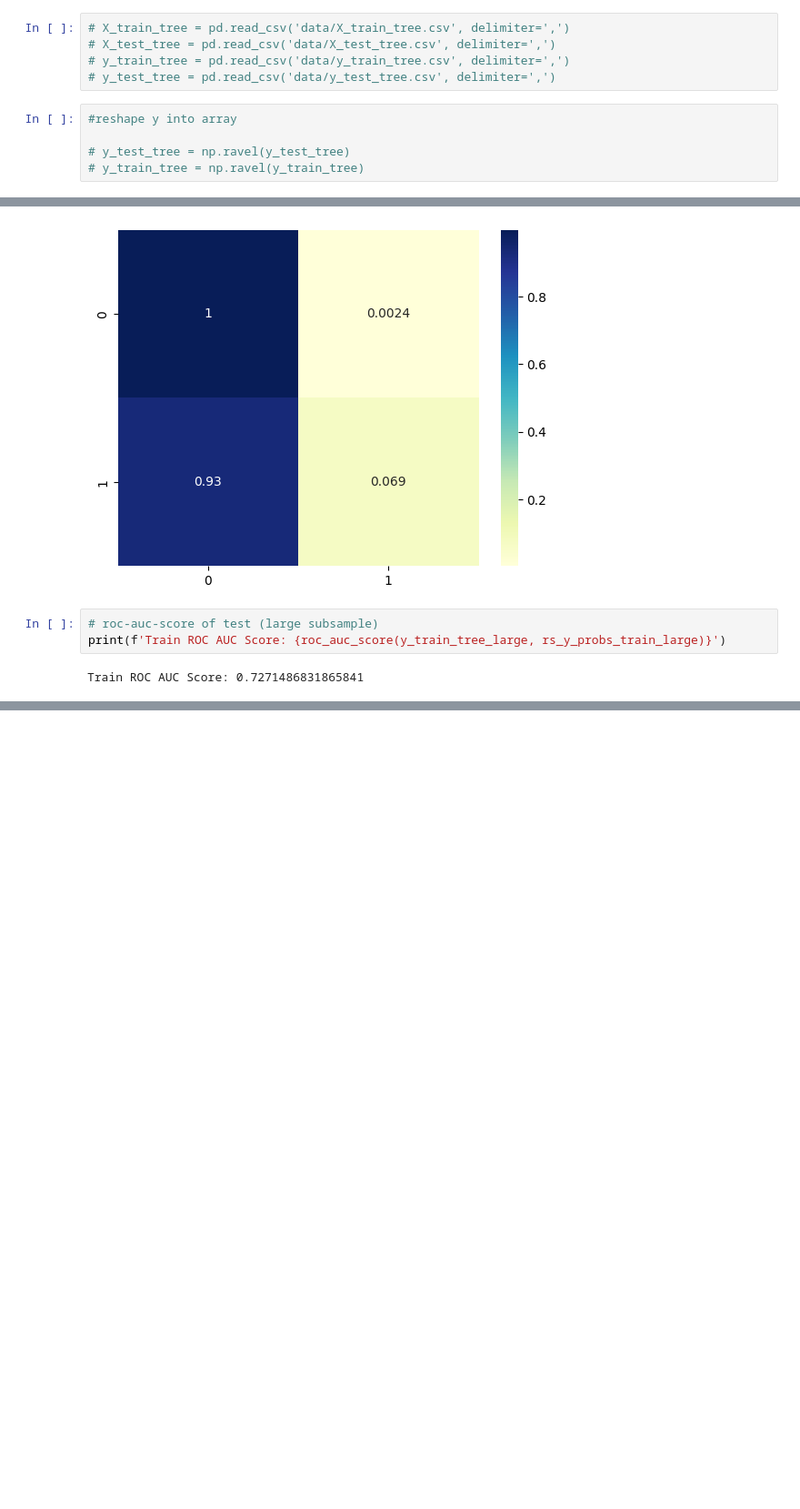
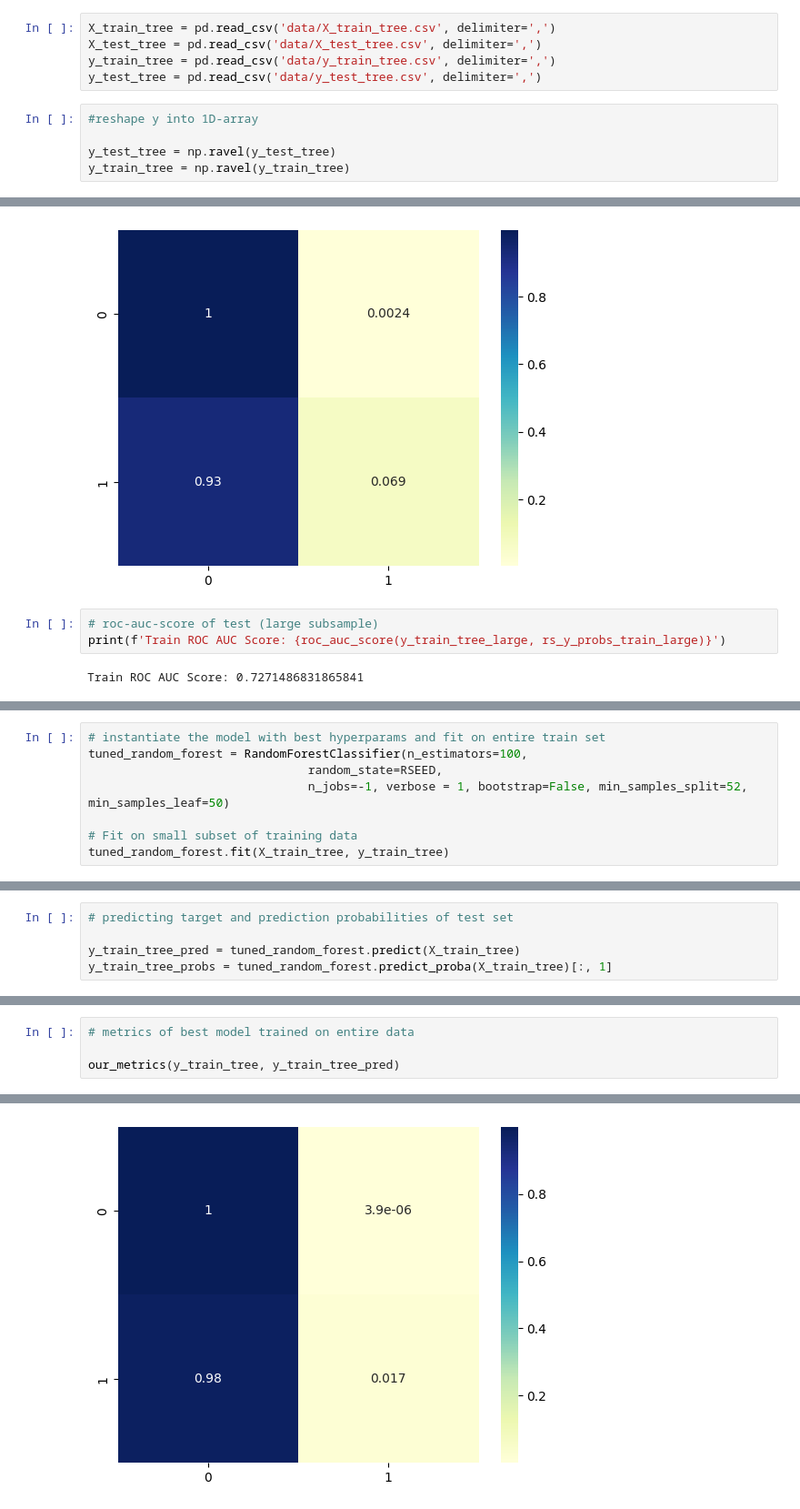
Before and after one commit to Cazta/fraud_detection_electricity_company, a Jupyter notebook: fraud_ml_randomforest.ipynb, the cells around one changed output, grey strips where cells are left out. Shown: that part at 91% size. Saved outputs shown, nothing was run; the diff lists cells and outputs as text; blank space fills up the shorter version.

Commit message:
fir and predict for entire data set

```diff
--- a/fraud_ml_randomforest.ipynb
+++ b/fraud_ml_randomforest.ipynb
@@ -52,15 +52,15 @@ y_train_tree_large = np.ravel(y_train_tree_large)
 # %% [markdown]
 # Import entire data set: test and train data, target
 # %%
-# X_train_tree = pd.read_csv('data/X_train_tree.csv', delimiter=',')
-# X_test_tree = pd.read_csv('data/X_test_tree.csv', delimiter=',')
-# y_train_tree = pd.read_csv('data/y_train_tree.csv', delimiter=',')
-# y_test_tree = pd.read_csv('data/y_test_tree.csv', delimiter=',')
+X_train_tree = pd.read_csv('data/X_train_tree.csv', delimiter=',')
+X_test_tree = pd.read_csv('data/X_test_tree.csv', delimiter=',')
+y_train_tree = pd.read_csv('data/y_train_tree.csv', delimiter=',')
+y_test_tree = pd.read_csv('data/y_test_tree.csv', delimiter=',')
 # %%
-#reshape y into array
+#reshape y into 1D-array
 
-# y_test_tree = np.ravel(y_test_tree)
-# y_train_tree = np.ravel(y_train_tree)
+y_test_tree = np.ravel(y_test_tree)
+y_train_tree = np.ravel(y_train_tree)
 # %% [markdown]
 # Instantiating and training model with default hyperparams
 # %%
@@ -344,0 +352,8 @@ Train ROC AUC Score: 0.7271486831865841
+# %%
+# instantiate the model with best hyperparams and fit on entire train set
+tuned_random_forest = RandomForestClassifier(n_estimators=100,
+                               random_state=RSEED,
+                               n_jobs=-1, verbose = 1, bootstrap=False, min_samples_split=52, min_samples_leaf=50)
+
+# Fit on small subset of training data
+tuned_random_forest.fit(X_train_tree, y_train_tree)
@@ -344,0 +367,5 @@ Train ROC AUC Score: 0.7271486831865841
+# %%
+# predicting target and prediction probabilities of test set
+
+y_train_tree_pred = tuned_random_forest.predict(X_train_tree)
+y_train_tree_probs = tuned_random_forest.predict_proba(X_train_tree)[:, 1]
@@ -344,0 +379,5 @@ Train ROC AUC Score: 0.7271486831865841
+# %%
+# metrics of best model trained on entire data
+
+our_metrics(y_train_tree, y_train_tree_pred)
+# %% [output]
@@ -344,0 +400 @@ Train ROC AUC Score: 0.7271486831865841
+[figure, added]
```
Also changed, not shown: parts of 8 cells of this notebook.
